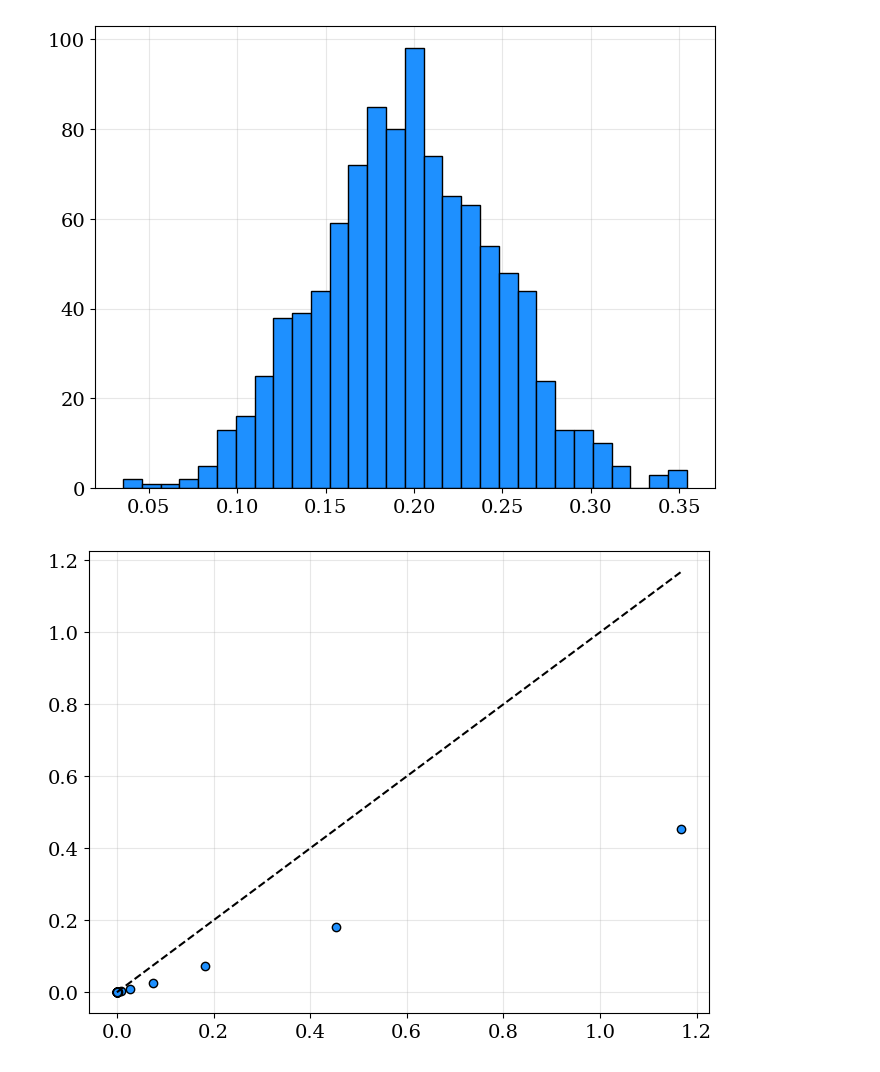
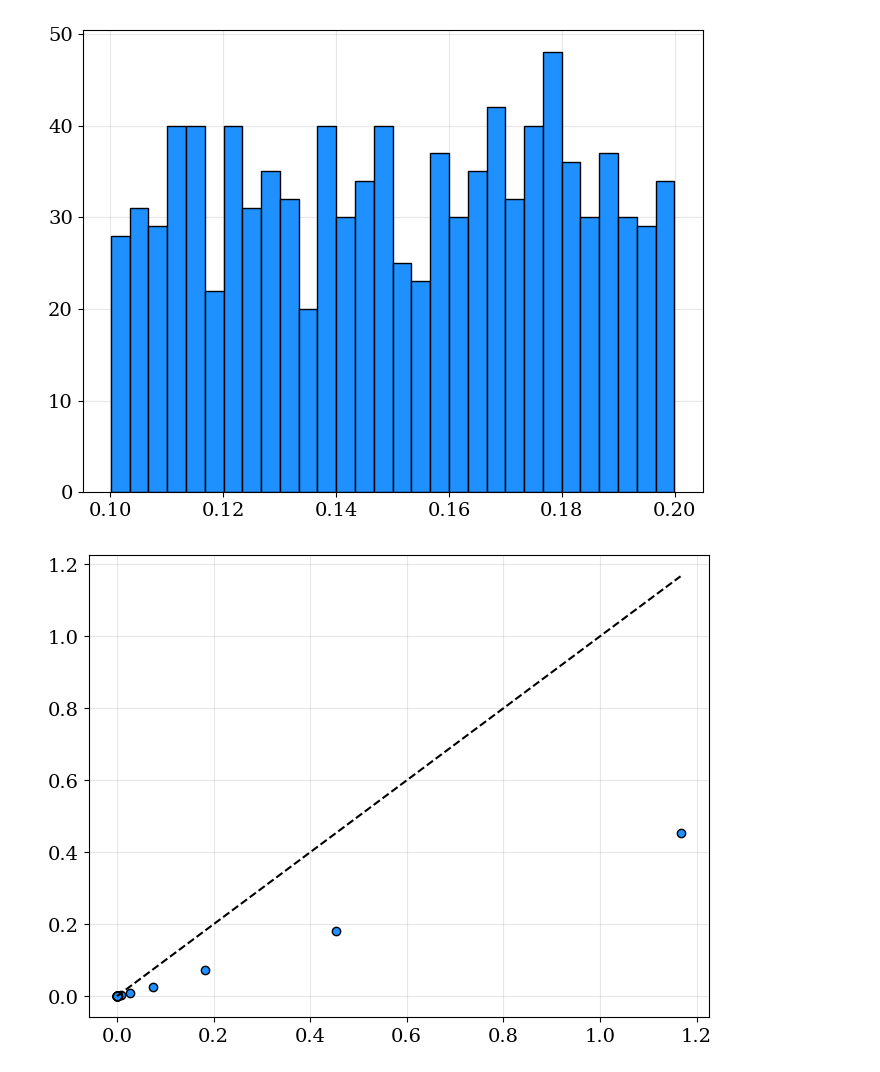
Before and after one commit to charlesaugdupont/poverty-trap, a Jupyter notebook: Network.ipynb, the cells around one changed output. Saved outputs shown, nothing was run; the diff lists cells and outputs as text; code cells hidden in the pictures.

```diff
--- a/Network.ipynb
+++ b/Network.ipynb
@@ -33,14 +33,17 @@ else:
     plt.rc("text", usetex=False)
 plt.rc("font", family="serif")
 # %%
-N = 1000
+N = 1250
 g = nx.powerlaw_cluster_graph(n=N, m=2, p=0.5)
 # %%
 timea = time.time()
-W, I, C, A, R, P, A_vals, GAMBLE_SUCCESS, communities = simulation(NUM_AGENTS=N,
+W, I, C, A, R, P, A_vals, GAMBLE_SUCCESS, T, communities = simulation(NUM_AGENTS=N,
                                                                    STEPS=50,
-                                                                   PROJECT_COST=0.01,
+                                                                   PROJECT_COST=0.1,
                                                                    graph=g,
-                                                                   seed=123)
+                                                                   seed=123,
+                                                                   RL=1.4,
+                                                                   RR=1.5,
+                                                                   SAFE_RETURN=1.05)
 print(time.time()-timea)
 # %% [output]
@@ -66,8 +107,8 @@ plt.show()
 # %%
-plt.hist(C[7], color="dodgerblue", edgecolor="k", bins=30)
+plt.hist(C[0], color="dodgerblue", edgecolor="k", bins=30)
 plt.show()
 # %% [output]
-[figure, old version]
+[figure, new version]
 # %%
 i = 10
 
```
Also changed, not shown: parts of 6 cells of this notebook, 1 other file.
